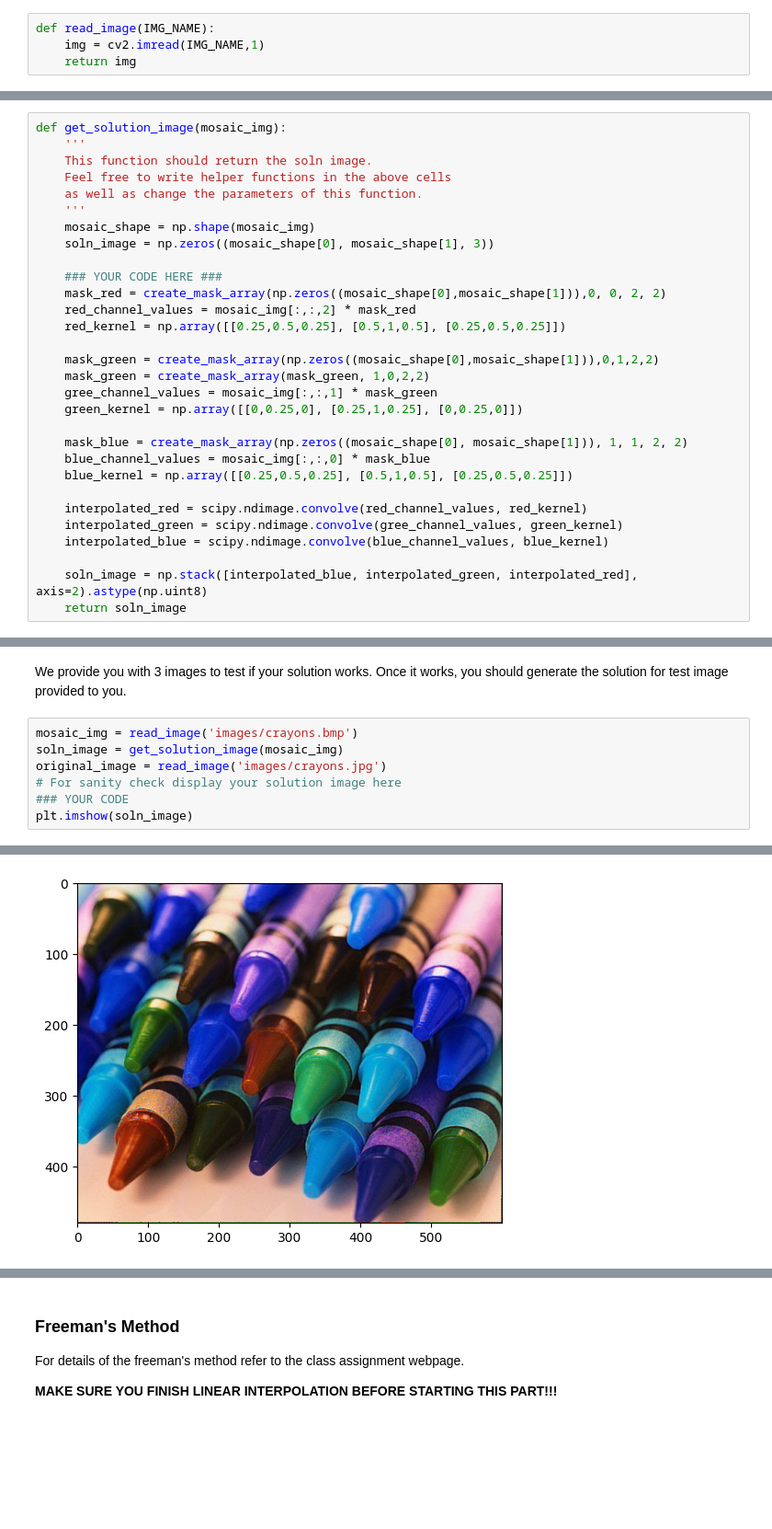
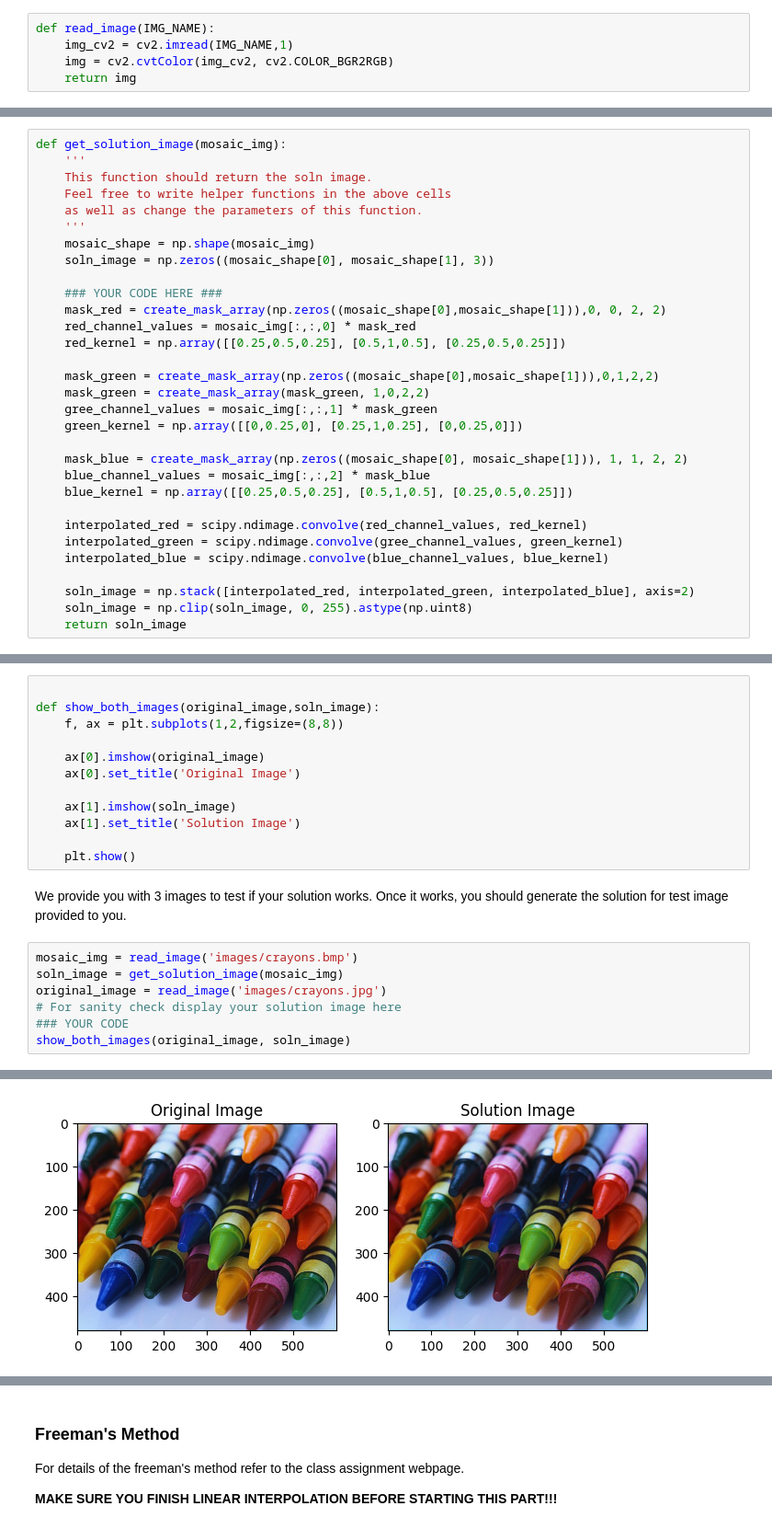
Before and after one commit to bhaba-ranjan/Demosaicing, a Jupyter notebook: MP0.ipynb, the cells around one changed output, grey strips where cells are left out. Shown at 92% size. Saved outputs shown, nothing was run; the diff lists cells and outputs as text; blank space fills up the shorter version.

```diff
--- a/MP0.ipynb
+++ b/MP0.ipynb
@@ -21,7 +21,8 @@ IMG_DIR = 'images/'
 IMG_NAME = 'crayons.bmp'
 # %%
 def read_image(IMG_NAME):
-    img = cv2.imread(IMG_NAME,1)
+    img_cv2 = cv2.imread(IMG_NAME,1)
+    img = cv2.cvtColor(img_cv2, cv2.COLOR_BGR2RGB)
     return img
 # %%
 # For a sanity check, display your image here
@@ -60,7 +61,7 @@ def get_solution_image(mosaic_img):
 
     ### YOUR CODE HERE ###
     mask_red = create_mask_array(np.zeros((mosaic_shape[0],mosaic_shape[1])),0, 0, 2, 2)
-    red_channel_values = mosaic_img[:,:,2] * mask_red
+    red_channel_values = mosaic_img[:,:,0] * mask_red
     red_kernel = np.array([[0.25,0.5,0.25], [0.5,1,0.5], [0.25,0.5,0.25]])
 
     mask_green = create_mask_array(np.zeros((mosaic_shape[0],mosaic_shape[1])),0,1,2,2)
@@ -69,14 +70,15 @@ def get_solution_image(mosaic_img):
     green_kernel = np.array([[0,0.25,0], [0.25,1,0.25], [0,0.25,0]])
 
     mask_blue = create_mask_array(np.zeros((mosaic_shape[0], mosaic_shape[1])), 1, 1, 2, 2)
-    blue_channel_values = mosaic_img[:,:,0] * mask_blue
+    blue_channel_values = mosaic_img[:,:,2] * mask_blue
     blue_kernel = np.array([[0.25,0.5,0.25], [0.5,1,0.5], [0.25,0.5,0.25]])
 
     interpolated_red = scipy.ndimage.convolve(red_channel_values, red_kernel)
     interpolated_green = scipy.ndimage.convolve(gree_channel_values, green_kernel)
     interpolated_blue = scipy.ndimage.convolve(blue_channel_values, blue_kernel)
 
-    soln_image = np.stack([interpolated_blue, interpolated_green, interpolated_red], axis=2).astype(np.uint8)
+    soln_image = np.stack([interpolated_red, interpolated_green, interpolated_blue], axis=2)
+    soln_image = np.clip(soln_image, 0, 255).astype(np.uint8)
     return soln_image
 # %%
 def compute_errors(soln_image, original_image):
@@ -108,3 +106,15 @@ def compute_errors(soln_image, original_image):
+# %%
+
+def show_both_images(original_image,soln_image):
+    f, ax = plt.subplots(1,2,figsize=(8,8))
+
+    ax[0].imshow(original_image)
+    ax[0].set_title('Original Image')
+
+    ax[1].imshow(soln_image)
+    ax[1].set_title('Solution Image')
+
+    plt.show()
 # %% [markdown]
 We provide you with 3 images to test if your solution works. Once it works, you should generate the solution for test image provided to you.
 # %%
@@ -113,5 +123,5 @@ soln_image = get_solution_image(mosaic_img)
 original_image = read_image('images/crayons.jpg')
 # For sanity check display your solution image here
 ### YOUR CODE
-plt.imshow(soln_image)
+show_both_images(original_image, soln_image)
 # %% [output]
@@ -119,4 +128,4 @@ plt.imshow(soln_image)
-[figure, old version]
+[figure, new version]
 # %%
 avg_pp_error, max_pp_error, sq_diff_map =  compute_errors(soln_image, original_image)
 plt.imshow(sq_diff_map)
```
Also changed, not shown: parts of 17 cells of this notebook.
